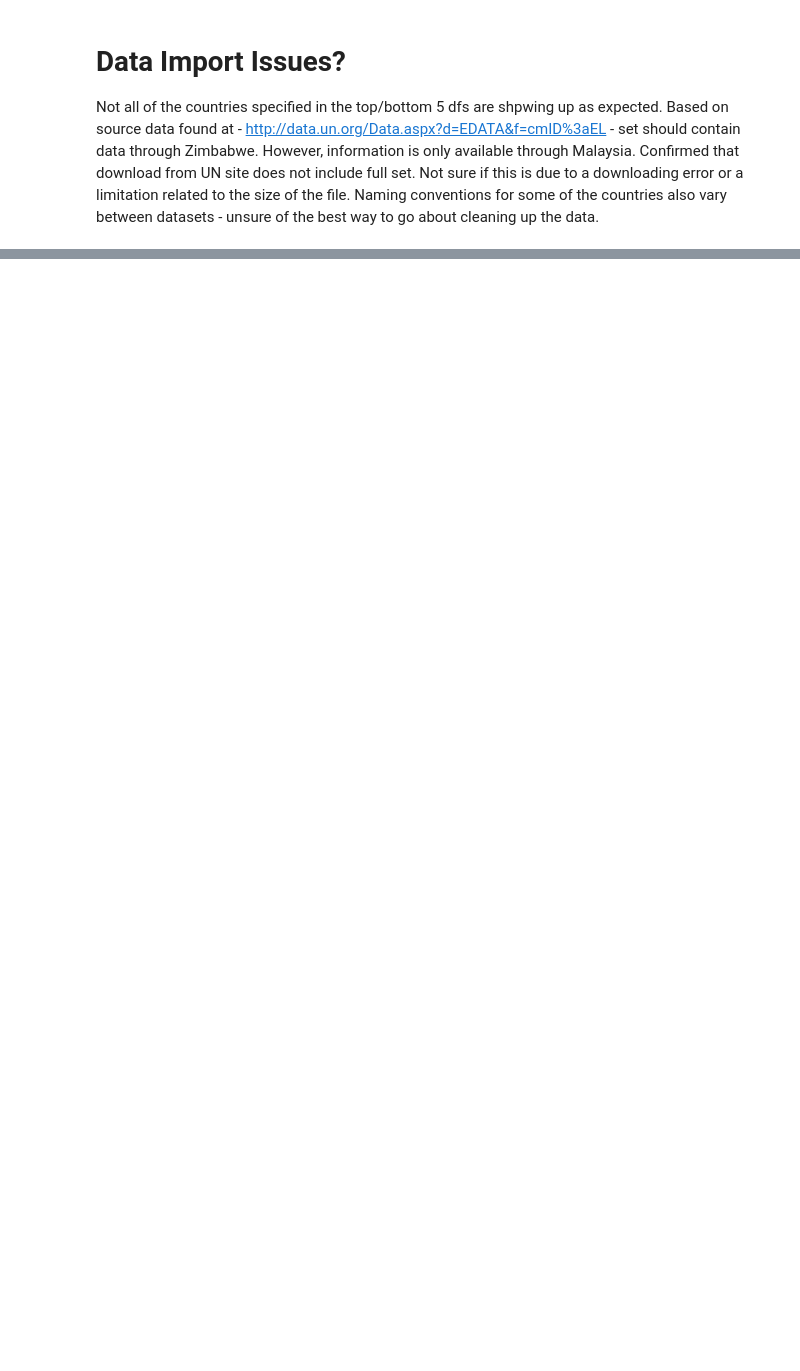
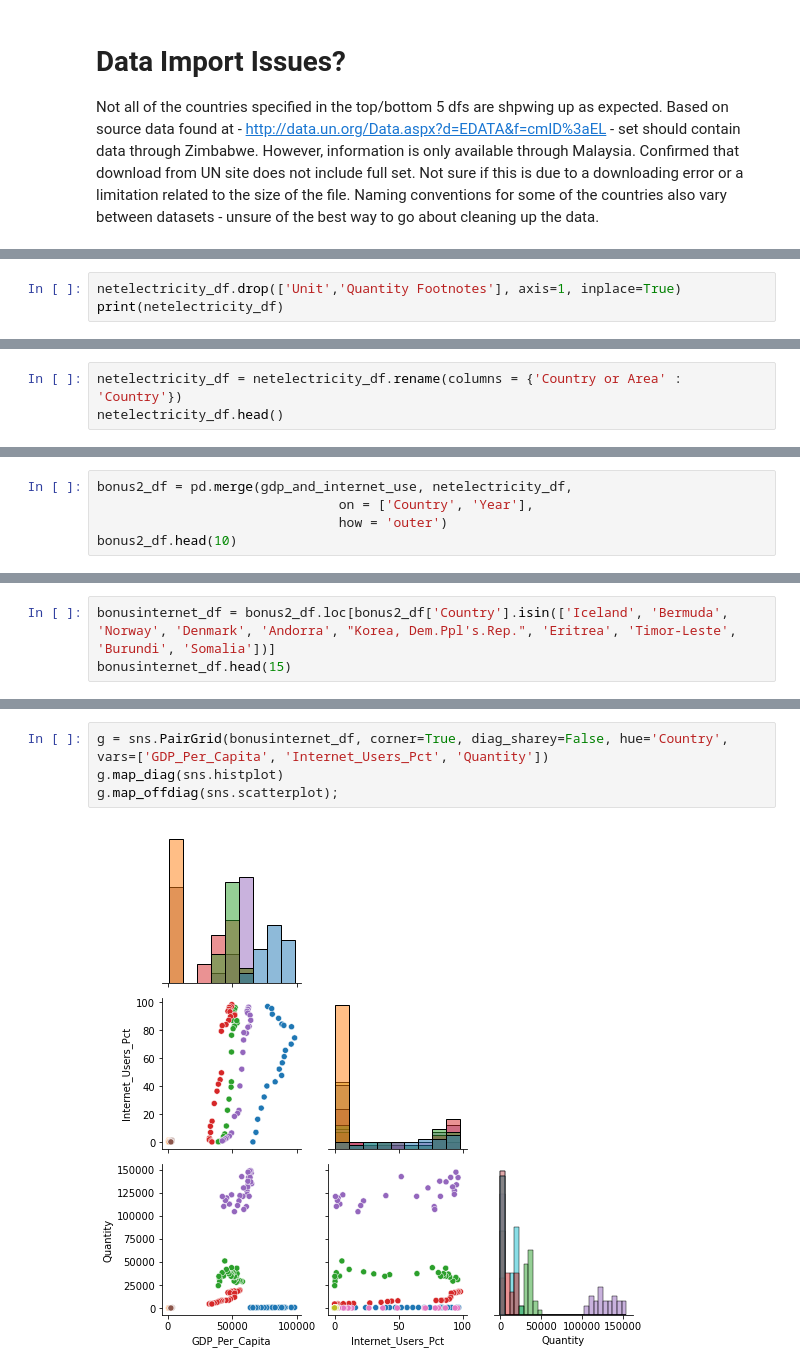
Before and after one commit to NSS-Data-Analytics-Cohort-6/gdp-and-internet-usage-caitbrown12, a Jupyter notebook: notebook/gdp_internet_usage_assignment.ipynb, the cells around one changed output, grey strips where cells are left out. Cells and saved outputs as stored; diff of their text form; blank space fills up the shorter version.

Commit message:
Third attempt with bonus. Trying a PairGrid but struggling with variables, but still working on making tweaks.

```diff
--- a/notebook/gdp_internet_usage_assignment.ipynb
+++ b/notebook/gdp_internet_usage_assignment.ipynb
@@ -946,0 +859,3 @@ Not all of the countries specified in the top/bottom 5 dfs are shpwing up as exp
+# %%
+netelectricity_df.drop(['Unit','Quantity Footnotes'], axis=1, inplace=True)
+print(netelectricity_df)
@@ -946,0 +877,3 @@ Not all of the countries specified in the top/bottom 5 dfs are shpwing up as exp
+# %%
+netelectricity_df = netelectricity_df.rename(columns = {'Country or Area' : 'Country'})
+netelectricity_df.head()
@@ -946,0 +887,5 @@ Not all of the countries specified in the top/bottom 5 dfs are shpwing up as exp
+# %%
+bonus2_df = pd.merge(gdp_and_internet_use, netelectricity_df,
+                               on = ['Country', 'Year'],
+                               how = 'outer')
+bonus2_df.head(10)
@@ -946,0 +904,3 @@ Not all of the countries specified in the top/bottom 5 dfs are shpwing up as exp
+# %%
+bonusinternet_df = bonus2_df.loc[bonus2_df['Country'].isin(['Iceland', 'Bermuda', 'Norway', 'Denmark', 'Andorra', "Korea, Dem.Ppl's.Rep.", 'Eritrea', 'Timor-Leste', 'Burundi', 'Somalia'])]
+bonusinternet_df.head(15)
@@ -946,0 +944,6 @@ Not all of the countries specified in the top/bottom 5 dfs are shpwing up as exp
+# %%
+g = sns.PairGrid(bonusinternet_df, corner=True, diag_sharey=False, hue='Country', vars=['GDP_Per_Capita', 'Internet_Users_Pct', 'Quantity'])
+g.map_diag(sns.histplot)
+g.map_offdiag(sns.scatterplot);
+# %% [output]
+[figure, added]
```
Also changed, not shown: parts of 25 cells of this notebook.
